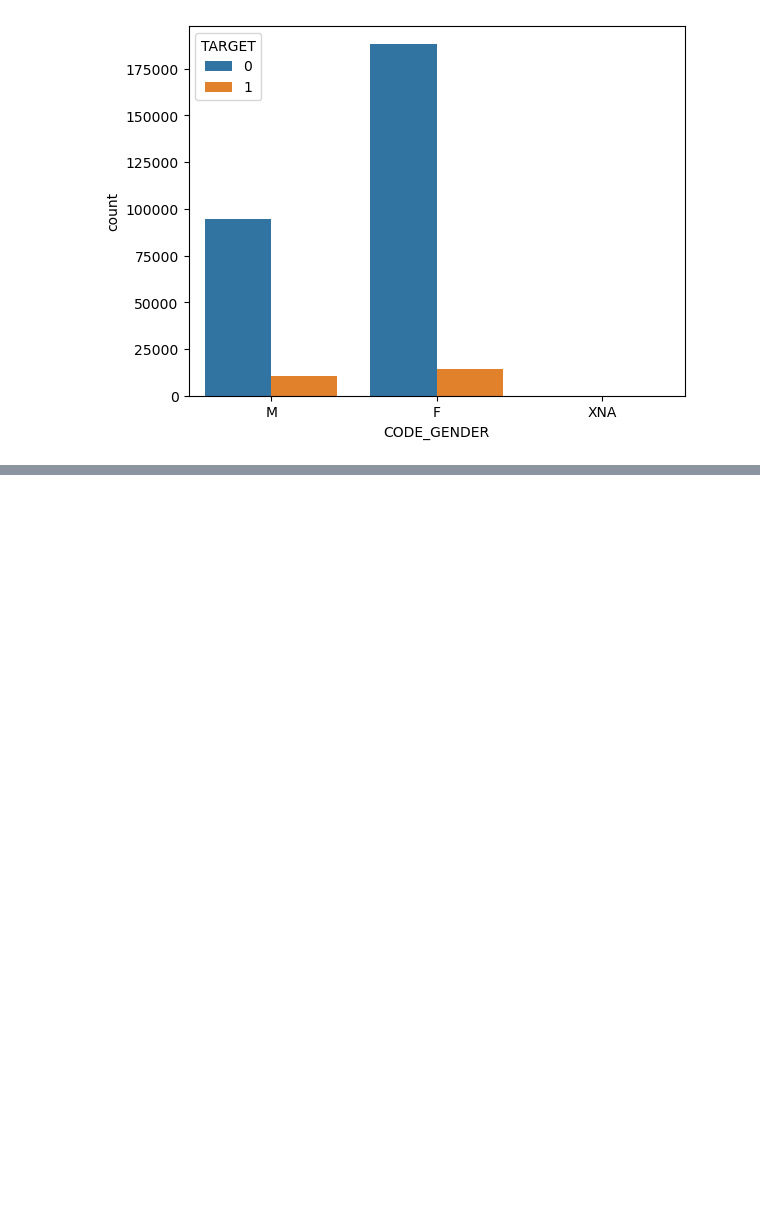
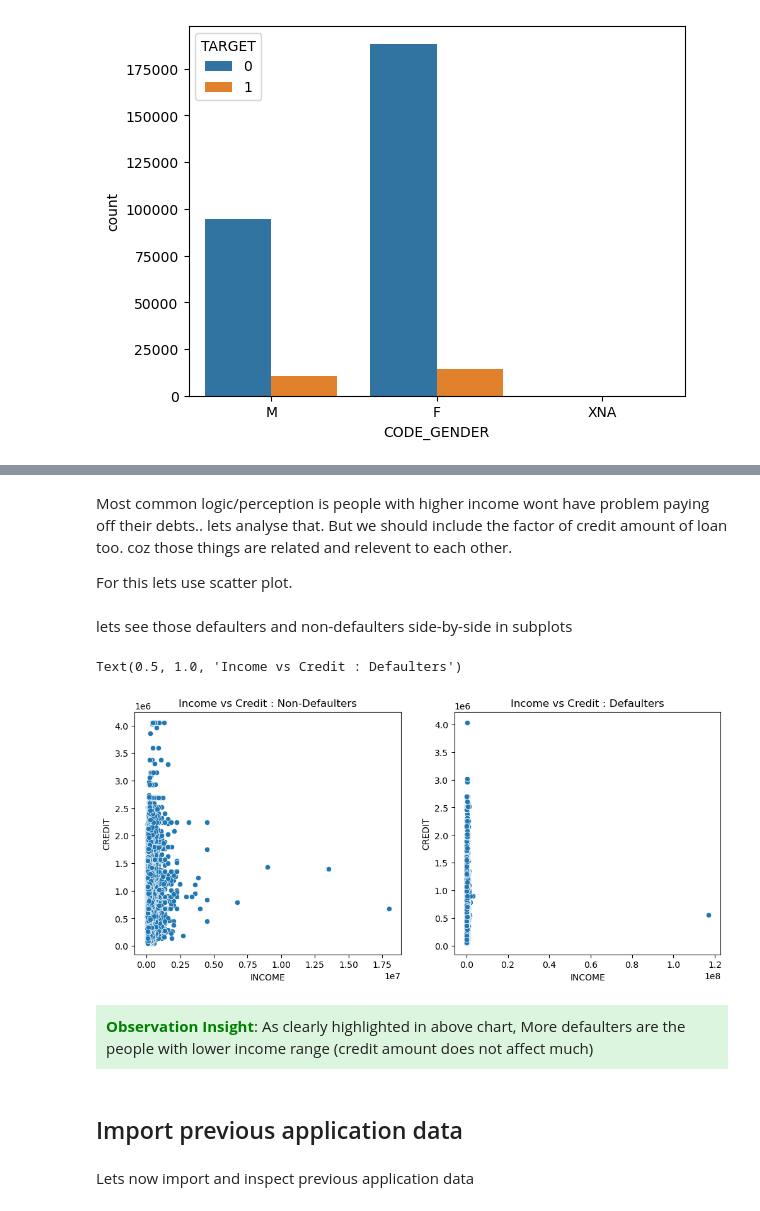
Before and after one commit to vinaychutake/bank_loan_risk_analysis, a Jupyter notebook: credit_eda_assignment_vinay_chutake.ipynb, the cells around one changed output, grey strips where cells are left out. Cells and saved outputs as stored; diff of their text form; code cells hidden in the pictures; blank space fills up the shorter version.

Commit message:
analysis done on previous application and merged df

```diff
--- a/credit_eda_assignment.ipynb
+++ b/credit_eda_assignment_vinay_chutake.ipynb
@@ -1382,0 +1048,30 @@ dtype: float64
+# %% [markdown]
+Most common logic/perception is people with higher income wont have problem paying off their debts.. lets analyse that.
+But we should include the factor of credit amount of loan too. coz those things are related and relevent to each other.
+
+For this lets use scatter plot.
+# %% [markdown]
+lets see those defaulters and non-defaulters side-by-side in subplots
+# %%
+plt.figure(figsize = (12, 5))
+
+plt.subplot(1,2,1)
+sns.scatterplot(app_df[app_df.TARGET == 0].AMT_INCOME_TOTAL,app_df[app_df.TARGET == 0].AMT_CREDIT)
+plt.xlabel('INCOME')
+plt.ylabel('CREDIT')
+plt.title('Income vs Credit : Non-Defaulters')
+
+plt.subplot(1,2,2)
+sns.scatterplot(app_df[app_df.TARGET == 1].AMT_INCOME_TOTAL,app_df[app_df.TARGET == 1].AMT_CREDIT)
+plt.xlabel('INCOME')
+plt.ylabel('CREDIT')
+plt.title('Income vs Credit : Defaulters')
+# %% [output]
+Text(0.5, 1.0, 'Income vs Credit : Defaulters')
+[figure, added]
+# %% [markdown]
+<div style="background-color: #dcf5de; padding: 10px"><b style="color: green">Observation Insight</b>: As clearly highlighted in above chart, More defaulters are the people with lower income range (credit amount does not affect much)</div>
+# %% [markdown]
+## Import previous application data
+# %% [markdown]
+Lets now import and inspect previous application data
```
Also changed, not shown: parts of 262 cells of this notebook.
